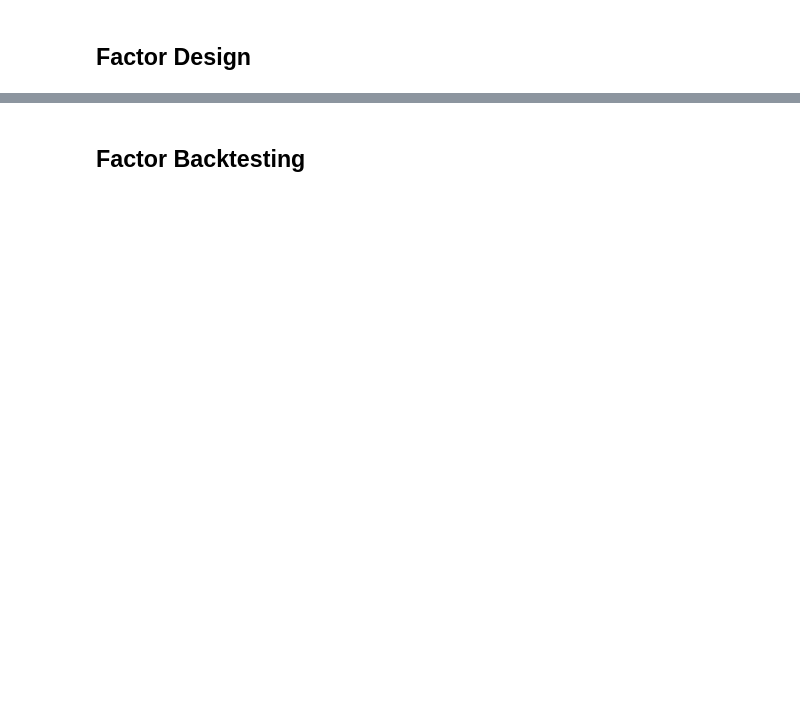
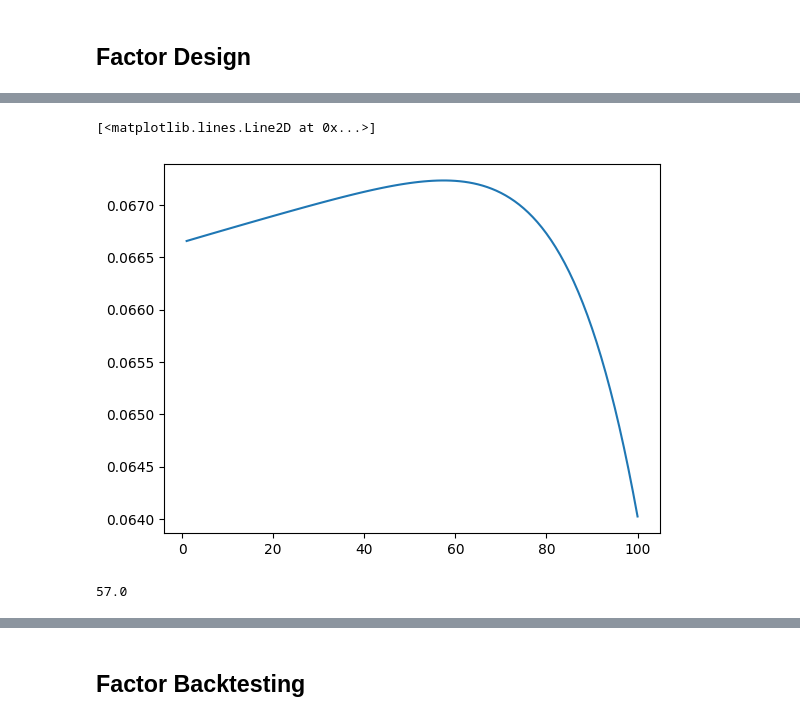
Before and after one commit to kaiwenShen/Optiver_MOC, a Jupyter notebook: Optiver_MOC_Factor_Research_FrameworkV1/Optiver_MOC_Factor_Research_Framework/Factor_Research_Framework_v1.ipynb, the cells around one changed output, grey strips where cells are left out. Drawn from its saved outputs; the diff is of its cells as text; code cells hidden in the pictures; blank space fills up the shorter version.

```diff
--- a/Optiver_MOC_Factor_Research_FrameworkV1/Optiver_MOC_Factor_Research_Framework/Factor_Research_Framework_v1.ipynb
+++ b/Optiver_MOC_Factor_Research_FrameworkV1/Optiver_MOC_Factor_Research_Framework/Factor_Research_Framework_v1.ipynb
@@ -150,0 +472,34 @@ for factor_name, factor_value in new_factors.items():
+# %%
+'''
+Each factor should be defined as a function described above. After you designed all your factors and you are all good to test your factors,
+you can simply ADD your factor name to the factor_list below, and run the cell. The backtest result will be printed out for you to see!
+'''
+# toned factor
+new_factor_list = ['s1_imbalance_signed_pow_opt',
+                   'past_10s_ret',
+                   'past_30s_ret_rank',
+                   "stock_20s_ret_deviate_from_index",
+                   'stock_40s_ret_deviate_from_index_rank_hedged_opt']  # fine toned factor set
+
+print(len(new_factor_list))
+new_factor_list += ['stock_40s_ret_deviate_from_index_rank',
+                    's1_imbalance_rank_signed_pow_opt',
+                    "s1_imbalance",
+                    "s1_imbalance_rank",
+
+                    ]  # in order to run the following code, we need to add these factor
+
+
+# new_factor_list = ['mid_price','mid_price_std5']  # mid_price set
+# new_factor_list = ['s1_imbalance', 's1_imbalance_signed_pow_opt',
+# 's1_imbalance_rank_signed_pow_opt']  # s1 imbalance set
+
+# return style factor
+# new_factor_list = ['past_10s_ret','past_20s_ret','past_30s_ret','past_40s_ret','past_50s_ret','past_60s_ret','past_70s_ret','past_80s_ret','past_90s_ret','past_10s_ret_rank','past_20s_ret_rank','past_30s_ret_rank','past_40s_ret_rank','past_50s_ret_rank','past_60s_ret_rank','past_70s_ret_rank','past_80s_ret_rank','past_90s_ret_rank']# search for optimizing
+# new_factor_list = ['past_10s_ret','past_10s_ret_exp_opt','past_30s_ret_rank']# selected optimized factors
+
+# synthetic index
+# new_factor_list = ['stock_10s_ret_deviate_from_index','stock_20s_ret_deviate_from_index','stock_30s_ret_deviate_from_index','stock_40s_ret_deviate_from_index','stock_50s_ret_deviate_from_index','stock_60s_ret_deviate_from_index','stock_70s_ret_deviate_from_index',"stock_80s_ret_deviate_from_index",'stock_90s_ret_deviate_from_index']  # search for optimizing the second
+# new_factor_list = new_factor_list+[i+'_rank' for i in new_factor_list]# add rank
+
+# new_factor_list = ['stock_20s_ret_deviate_from_index','stock_40s_ret_deviate_from_index_rank','stock_40s_ret_deviate_from_index_rank_hedged_opt']
@@ -150,0 +696,12 @@ for factor_name, factor_value in new_factors.items():
+# %%
+optimize = [np.corrcoef(np.exp(i * new_factors['past_10s_ret']),
+                        df_train['target'].fillna(0) / 10000)[0, 1] for i in np.linspace(1, 100, 100)]
+# %%
+plt.plot(np.linspace(1, 100, 100), optimize)
+# %% [output]
+[<matplotlib.lines.Line2D at 0x...>]
+[figure, added]
+# %%
+np.linspace(1, 100, 100)[np.argmax(optimize)]  # the optimal is at 57
+# %% [output]
+57.0
```
Also changed, not shown: parts of 67 cells of this notebook, 2 other files.
